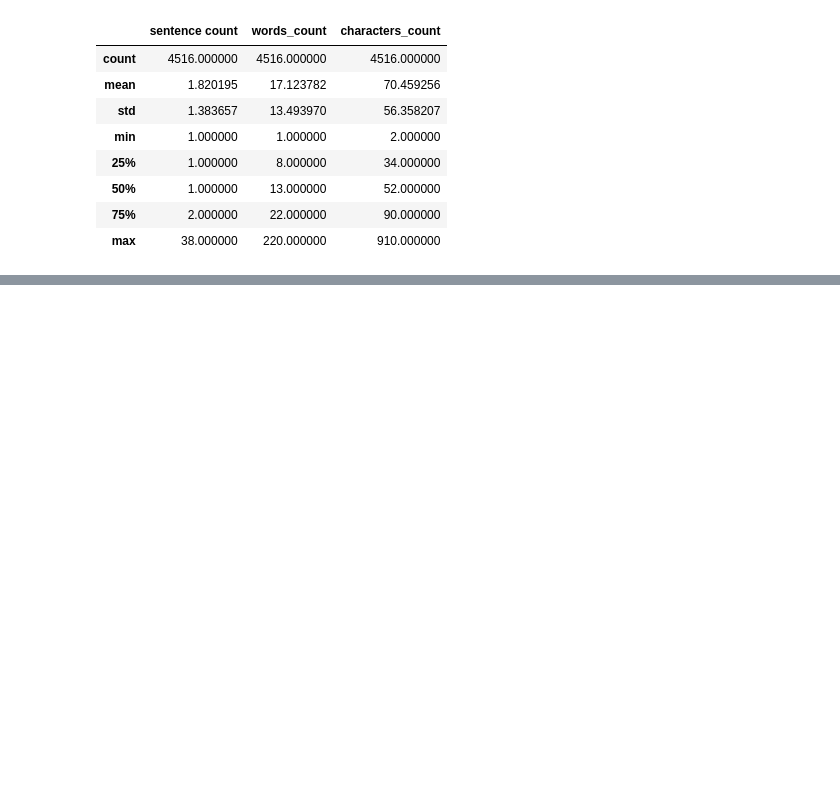
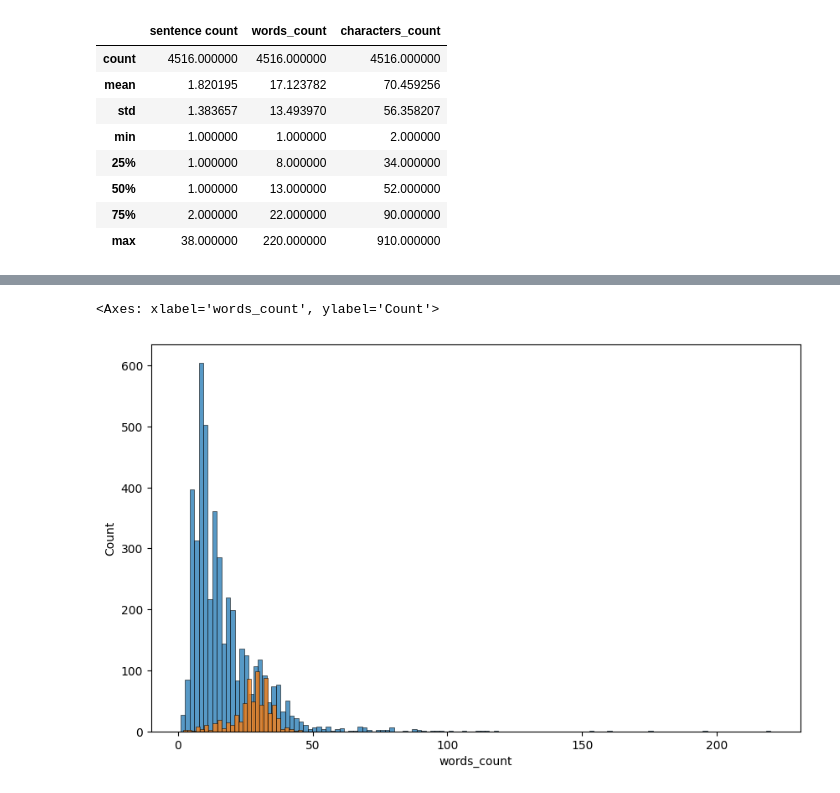
Before and after one commit to bismillah626/spam_project, a Jupyter notebook: spam_classifier.ipynb, the cells around one changed output, grey strips where cells are left out. Cells and saved outputs as stored; diff of their text form; code cells hidden in the pictures; blank space fills up the shorter version.

```diff
--- a/spam_classifier.ipynb
+++ b/spam_classifier.ipynb
@@ -185,0 +193,7 @@ df[df['labels']==0][['sentence count', 'words_count', 'characters_count']].descr
+# %%
+plt.figure(figsize = (10,6))
+sns.histplot(df[df['labels']==0]['words_count'])
+sns.histplot(df[df['labels']==1]['words_count'])
+# %% [output]
+<Axes: xlabel='words_count', ylabel='Count'>
+[figure, added]
```
Also changed, not shown: parts of 16 cells of this notebook.
